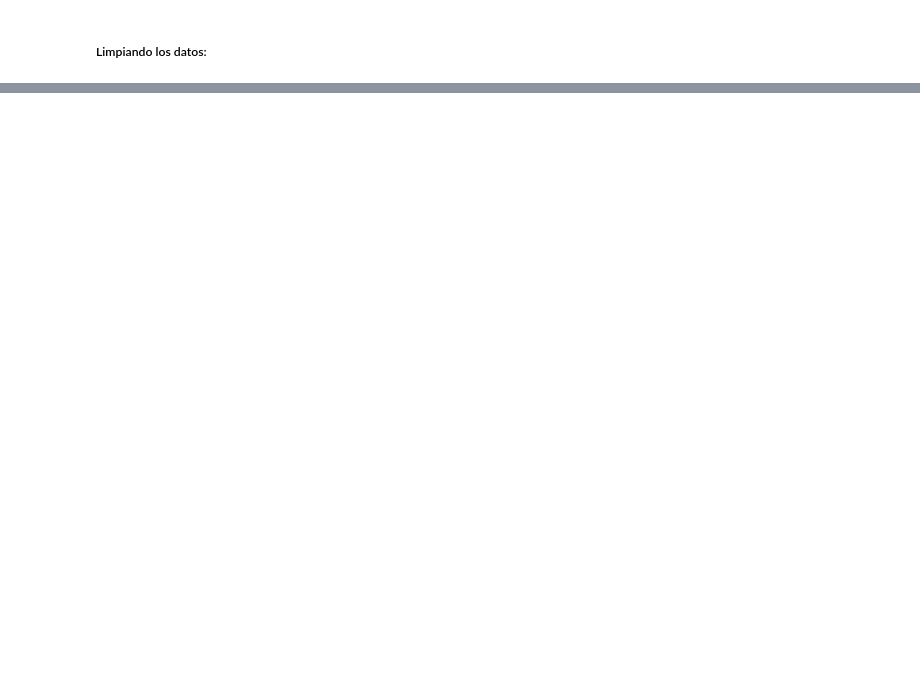
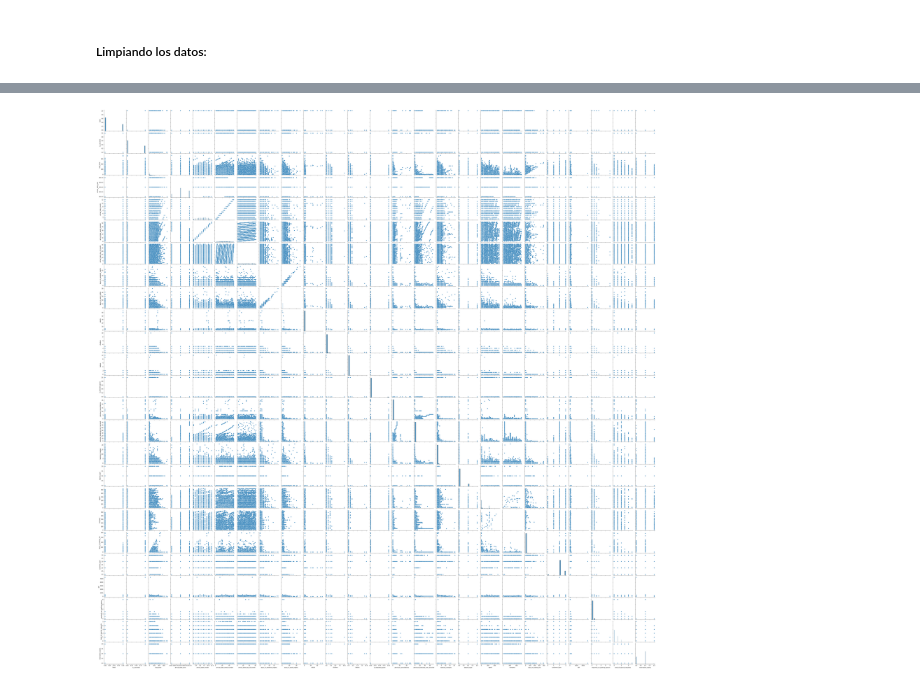
Before and after one commit to erickc80/tec_aprendizaje_automatico, a Jupyter notebook: Tarea-2/Tarea-2.ipynb, the cells around one changed output, grey strips where cells are left out. Saved outputs shown, nothing was run; the diff lists cells and outputs as text; code cells hidden in the pictures; blank space fills up the shorter version.

```diff
--- a/Tarea-2/Tarea-2.ipynb
+++ b/Tarea-2/Tarea-2.ipynb
@@ -207,0 +181,4 @@ si se quieren eliminar todos los valores nulos se utiliza la funcion drop dna
+# %%
+sns.pairplot(hotel_bookings);
+# %% [output]
+[figure, added]
```
Also changed, not shown: parts of 19 cells of this notebook, 1 other file.
